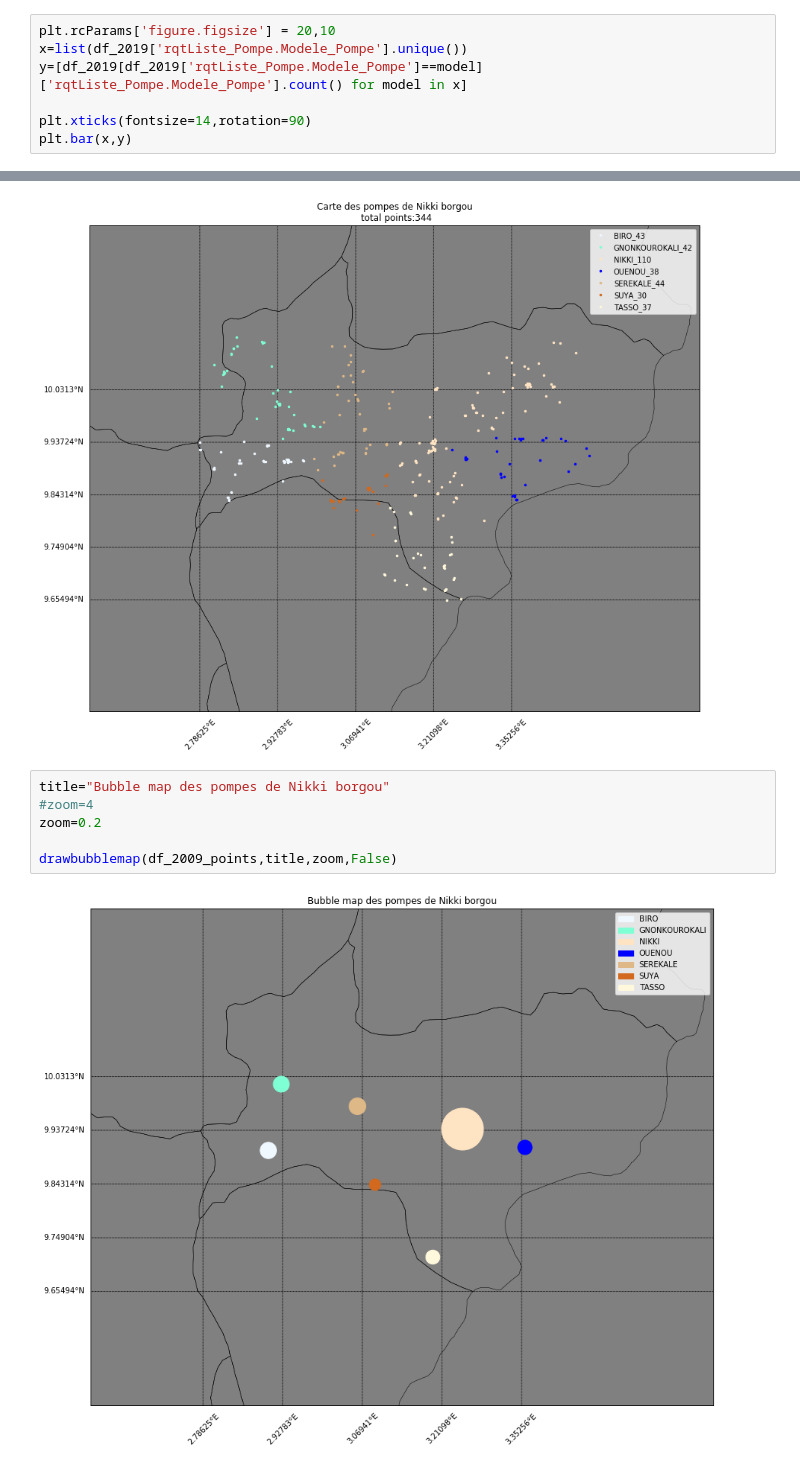
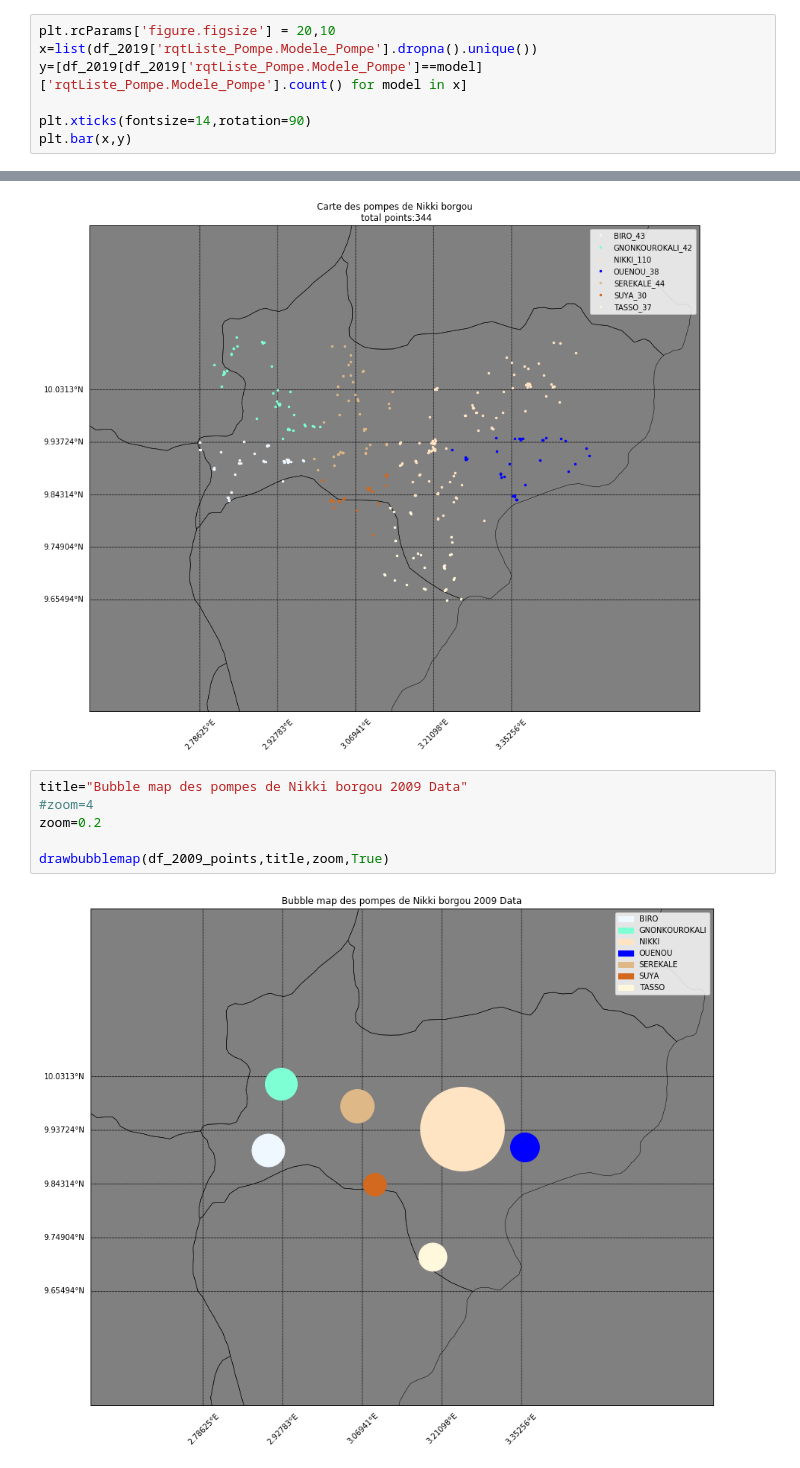
Before and after one commit to OANInternational/aguapp-ds, a Jupyter notebook: create_pump_map.ipynb, the cells around one changed output, grey strips where cells are left out. Saved outputs shown, nothing was run; the diff lists cells and outputs as text.

```diff
--- a/create_pump_map.ipynb
+++ b/create_pump_map.ipynb
@@ -267,6 +303,6 @@ drawbubblemap(df_2019,title,zoom,False)
 # %%
 plt.rcParams['figure.figsize'] = 20,10
-x=list(df_2019['rqtListe_Pompe.Modele_Pompe'].unique())
+x=list(df_2019['rqtListe_Pompe.Modele_Pompe'].dropna().unique())
 y=[df_2019[df_2019['rqtListe_Pompe.Modele_Pompe']==model]['rqtListe_Pompe.Modele_Pompe'].count() for model in x]
 
 plt.xticks(fontsize=14,rotation=90)
@@ -516,10 +569,10 @@ drawmap(df_2009_points,title,zoom,False)
 # %% [output]
 [figure]
 # %%
-title="Bubble map des pompes de Nikki borgou"
+title="Bubble map des pompes de Nikki borgou 2009 Data"
 #zoom=4
 zoom=0.2
 
-drawbubblemap(df_2009_points,title,zoom,False)
+drawbubblemap(df_2009_points,title,zoom,True)
 # %% [output]
-[figure, old version]
+[figure, new version]
```
Also changed, not shown: parts of 31 cells of this notebook.
